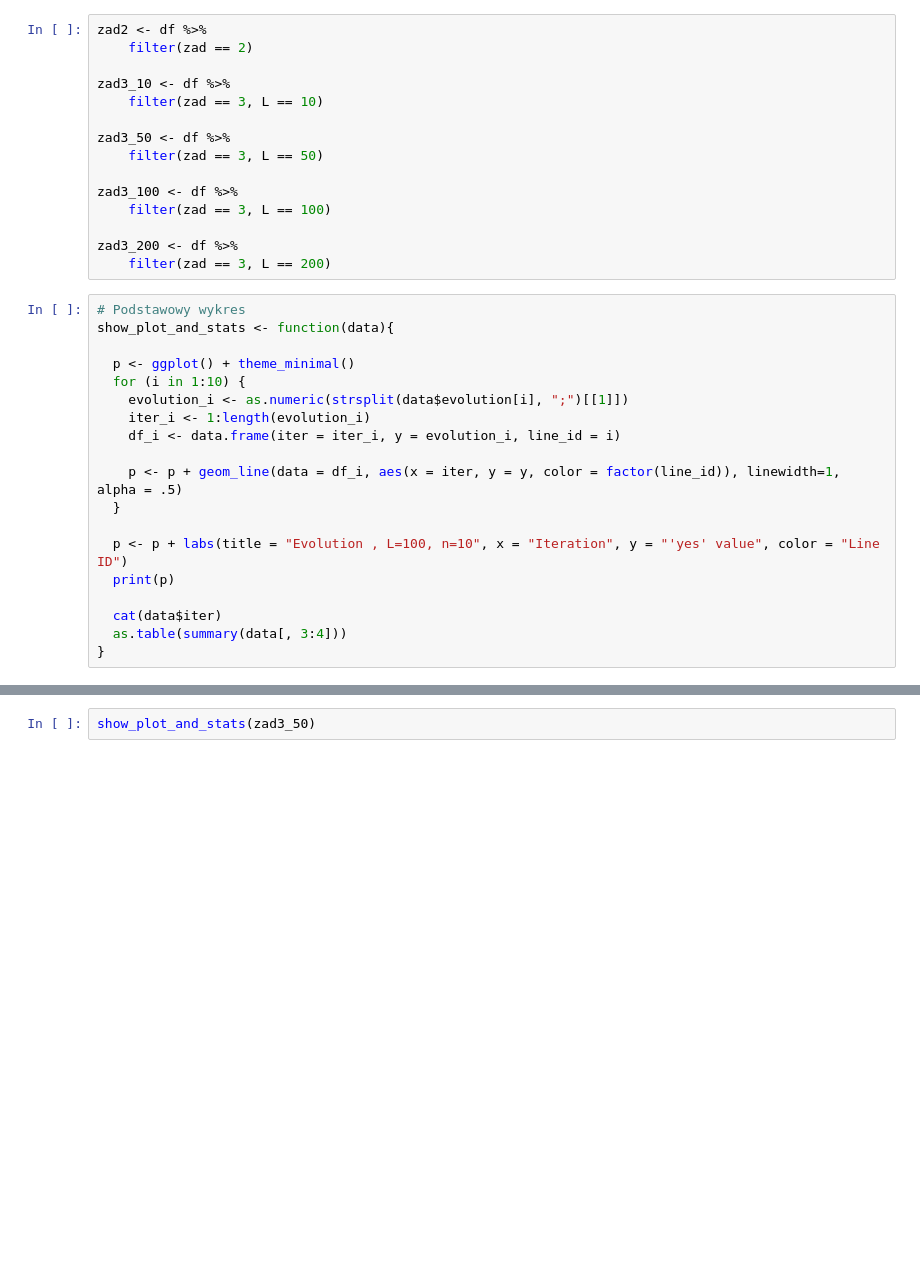
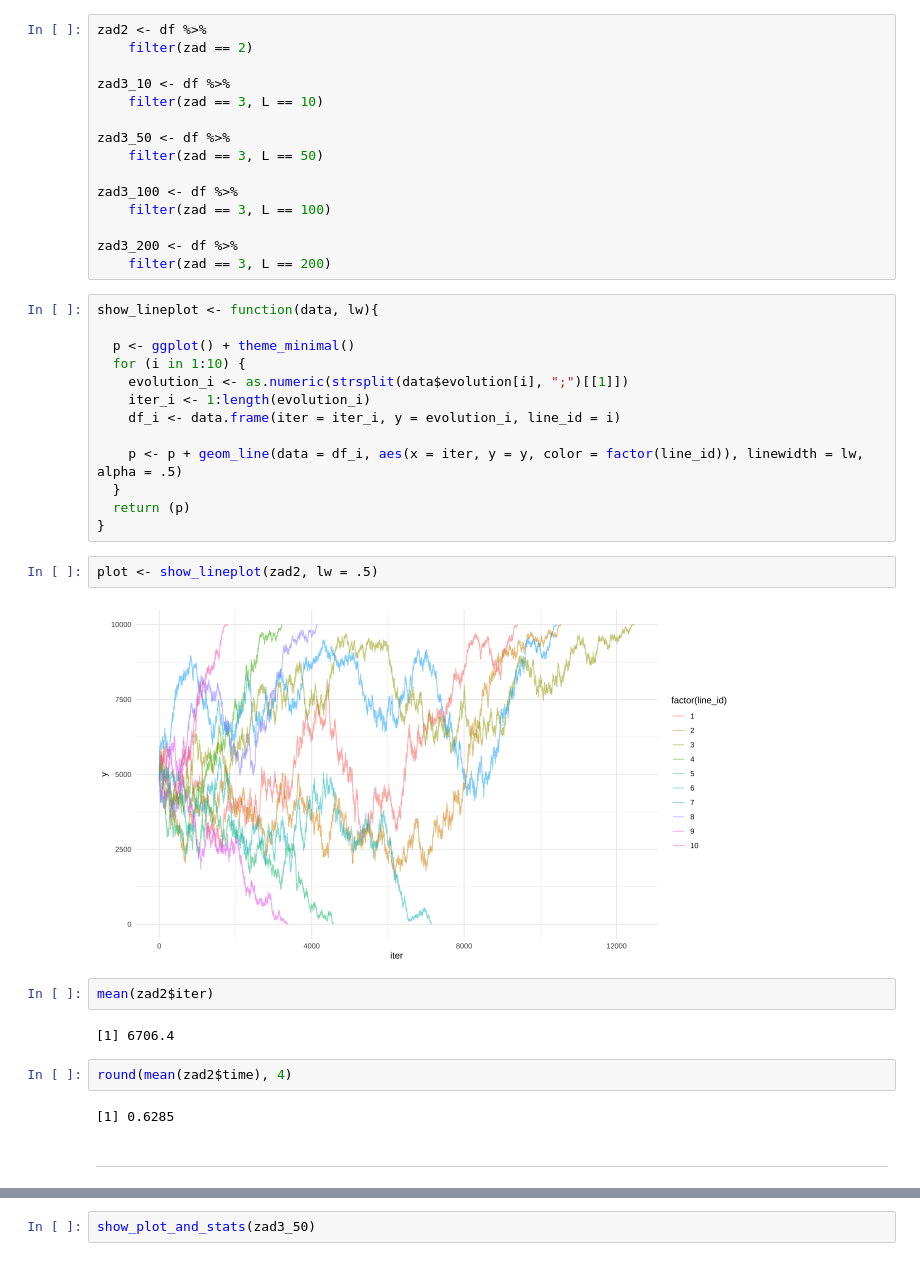
Before and after one commit to stawarzkrzysztof/socjologiaobliczeniowa2025, a Jupyter notebook: zad1/analysis.ipynb, the cells around one changed output, grey strips where cells are left out. Saved outputs shown, nothing was run; the diff lists cells and outputs as text; blank space fills up the shorter version.

```diff
--- a/zad1/analysis.ipynb
+++ b/zad1/analysis.ipynb
@@ -248,8 +248,7 @@ zad3_100 <- df %>%
 zad3_200 <- df %>%
     filter(zad == 3, L == 200)
 # %%
-# Podstawowy wykres
-show_plot_and_stats <- function(data){
+show_lineplot <- function(data, lw){
 
   p <- ggplot() + theme_minimal()
   for (i in 1:10) {
@@ -257,15 +256,24 @@ show_plot_and_stats <- function(data){
     iter_i <- 1:length(evolution_i)
     df_i <- data.frame(iter = iter_i, y = evolution_i, line_id = i)
 
-    p <- p + geom_line(data = df_i, aes(x = iter, y = y, color = factor(line_id)), linewidth=1, alpha = .5)
+    p <- p + geom_line(data = df_i, aes(x = iter, y = y, color = factor(line_id)), linewidth = lw, alpha = .5)
   }
-
-  p <- p + labs(title = "Evolution , L=100, n=10", x = "Iteration", y = "'yes' value", color = "Line ID")
-  print(p)
-
-  cat(data$iter)
-  as.table(summary(data[, 3:4]))
+  return (p)
 }
+# %%
+plot <- show_lineplot(zad2, lw = .5)
+# %% [output]
+[figure, added]
+# %%
+mean(zad2$iter)
+# %% [output]
+[1] 6706.4
+# %%
+round(mean(zad2$time), 4)
+# %% [output]
+[1] 0.6285
+# %% [markdown]
+___
 # %%
 show_plot_and_stats(zad3_10)
 # %% [output]
```
Also changed, not shown: parts of 1 cell of this notebook, 2 other files.
